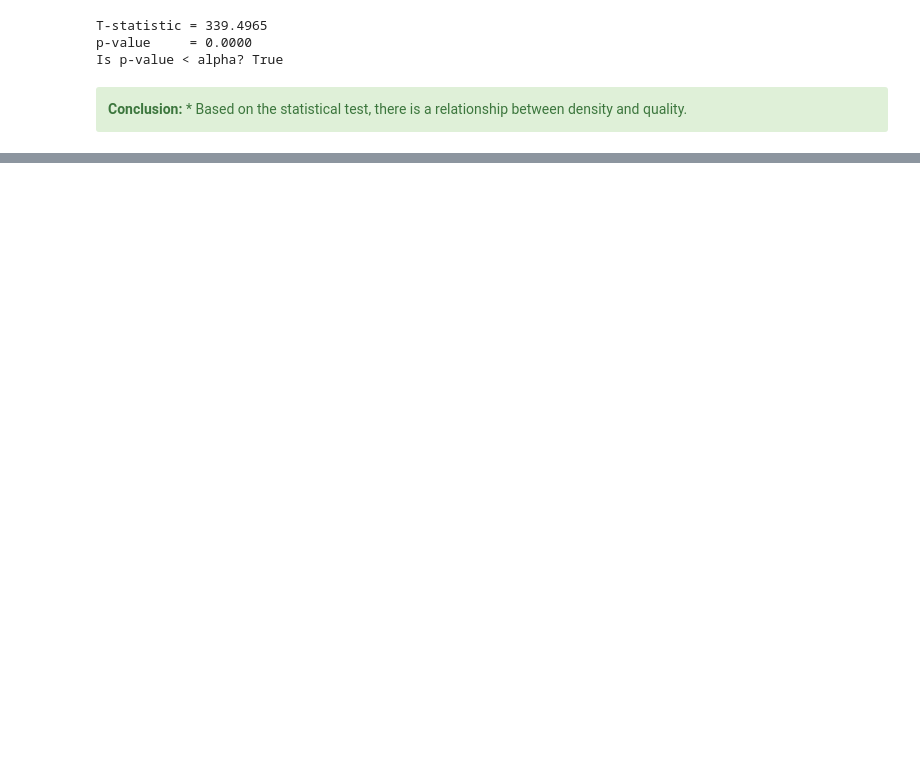
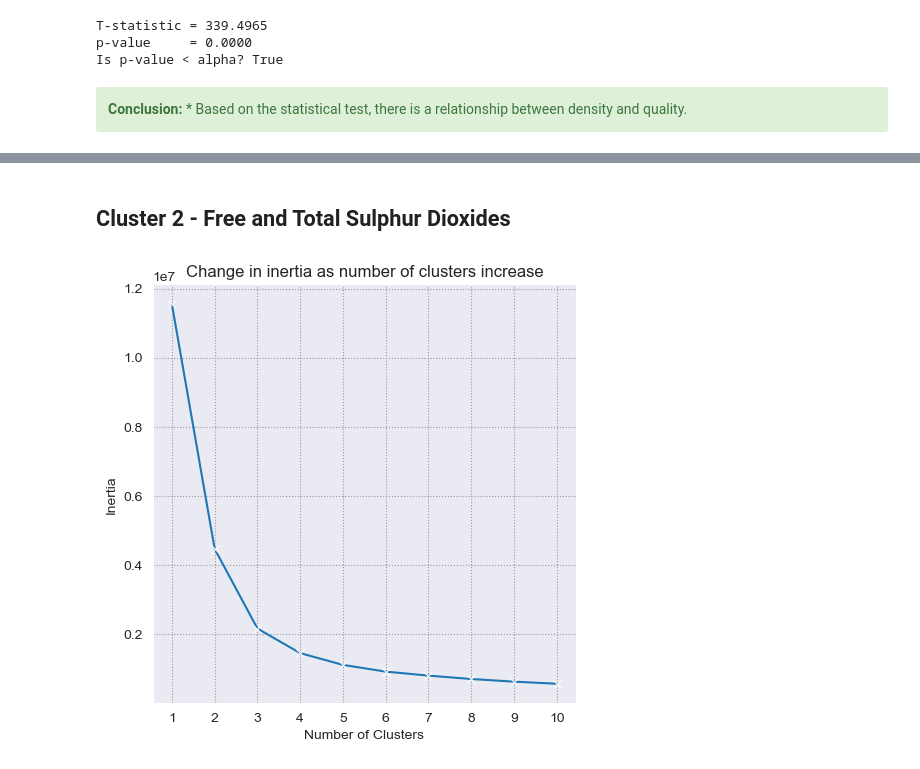
Before and after one commit to clustering-the-wines/wine_clustering, a Jupyter notebook: final_report.ipynb, the cells around one changed output, grey strips where cells are left out. Saved outputs shown, nothing was run; the diff lists cells and outputs as text; code cells hidden in the pictures; blank space fills up the shorter version.

```diff
--- a/final_report.ipynb
+++ b/final_report.ipynb
@@ -240,0 +315,9 @@ Is p-value < alpha? True
+# %% [markdown]
+## Cluster 2 - Free and Total Sulphur Dioxides
+# %%
+#creating a list to cluster on
+cols = ['free_sulphur_dioxide', 'total_sulphur_dioxide']
+#function to cluster
+model.inertial_dampening(X_train, cols)
+# %% [output]
+[figure, added]
```
Also changed, not shown: parts of 35 cells of this notebook, 3 other files.
